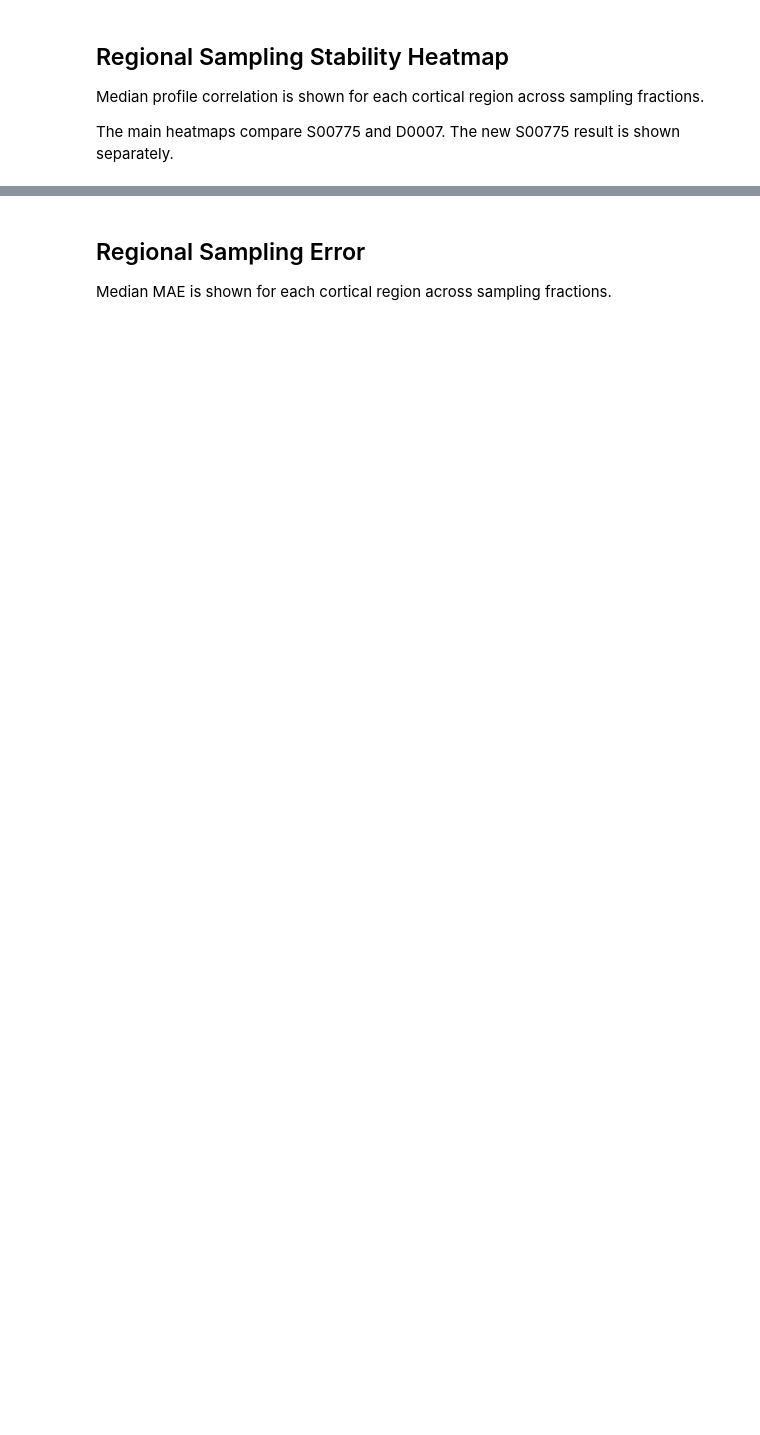
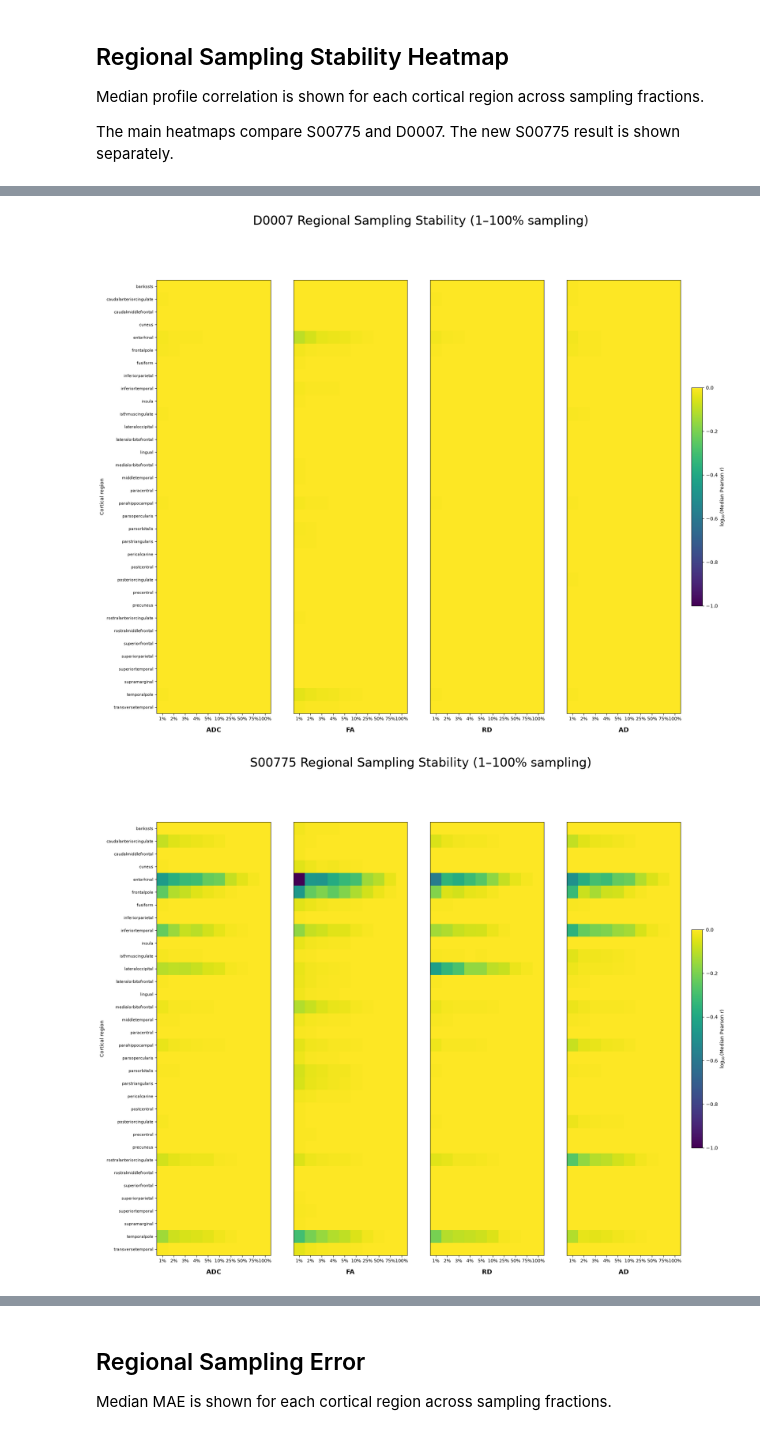
Before and after one commit to chloe-xintong/cortical-column-normative-modeling, a Jupyter notebook: validation/different_sampling.ipynb, the cells around one changed output, grey strips where cells are left out. Cells and saved outputs as stored; diff of their text form; code cells hidden in the pictures; blank space fills up the shorter version.

```diff
--- a/validation/different_sampling.ipynb
+++ b/validation/different_sampling.ipynb
@@ -542,0 +1084,14 @@ for subject in SEPARATE_SUBJECTS:
+# %%
+plot_subject_contrast_heatmaps_log10(
+    "D0007",
+    SAMPLING_FRACTIONS,
+    "1–100% sampling",
+)
+plot_subject_contrast_heatmaps_log10(
+    "S00775",
+    SAMPLING_FRACTIONS,
+    "1–100% sampling",
+)
+# %% [output]
+[figure, added]
+[figure, added]
```
Also changed, not shown: parts of 30 cells of this notebook, 12 other files.
